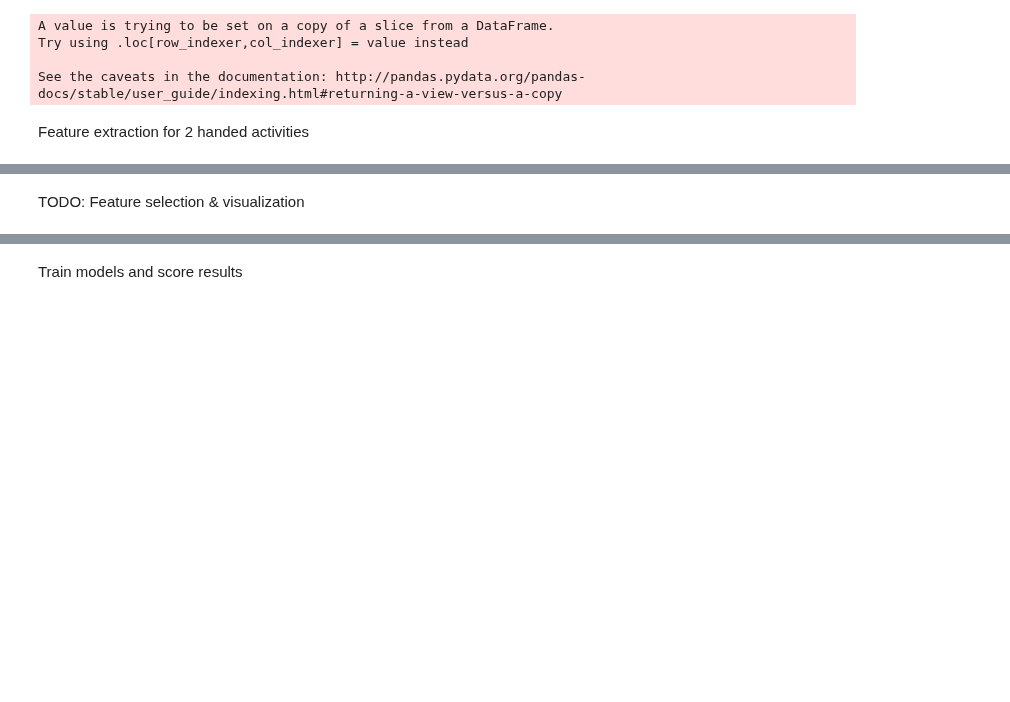
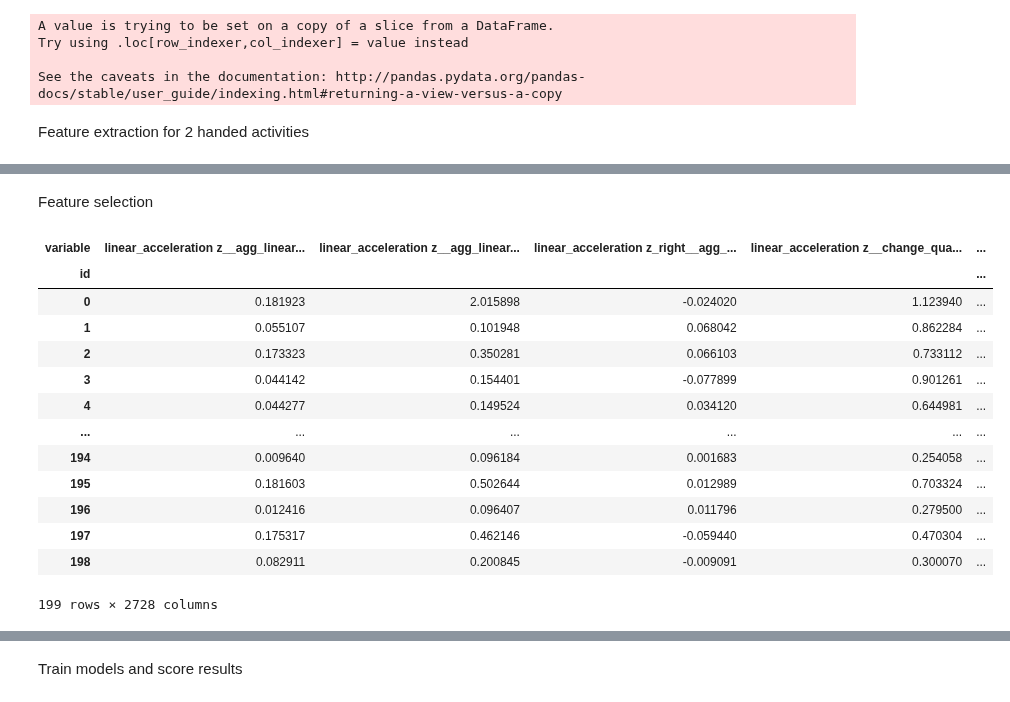
Before and after one commit to mp-mental-health-2020/mp-mental-health-2020, a Jupyter notebook: src/experiments/Supervised Classification.ipynb, the cells around one changed output, grey strips where cells are left out. Drawn from its saved outputs; the diff is of its cells as text; code cells hidden in the pictures; blank space fills up the shorter version.

Commit message:
add simple feature selection

```diff
--- a/src/experiments/Supervised Classification.ipynb
+++ b/src/experiments/Supervised Classification.ipynb
@@ -101,2 +132,26 @@ features_two_handed
-# %% [markdown]
-TODO: Feature selection & visualization
+# %% [markdown]
+Feature selection
+# %%
+from tsfresh.utilities.dataframe_functions import impute
+from tsfresh import select_features
+
+# Off-the-shelve feature selection from tsfresh
+
+impute(features_two_handed)
+X_two_handed_selected = select_features(features_two_handed, labels.to_numpy())
+X_two_handed_selected
+# %% [output]
+| variable | linear_acceleration z__agg_linear... | linear_acceleration z__agg_linear... | linear_acceleration z_right__agg_... | linear_acceleration z__change_qua... | ... |
+| id |  |  |  |  | ... |
+| 0 | 0.181923 | 2.015898 | -0.024020 | 1.123940 | ... |
+| 1 | 0.055107 | 0.101948 | 0.068042 | 0.862284 | ... |
+| 2 | 0.173323 | 0.350281 | 0.066103 | 0.733112 | ... |
+| 3 | 0.044142 | 0.154401 | -0.077899 | 0.901261 | ... |
+| 4 | 0.044277 | 0.149524 | 0.034120 | 0.644981 | ... |
+| ... | ... | ... | ... | ... | ... |
+| 194 | 0.009640 | 0.096184 | 0.001683 | 0.254058 | ... |
+| 195 | 0.181603 | 0.502644 | 0.012989 | 0.703324 | ... |
+| 196 | 0.012416 | 0.096407 | 0.011796 | 0.279500 | ... |
+| 197 | 0.175317 | 0.462146 | -0.059440 | 0.470304 | ... |
+| 198 | 0.082911 | 0.200845 | -0.009091 | 0.300070 | ... |
+199 rows × 2728 columns
```
Also changed, not shown: parts of 11 cells of this notebook.
